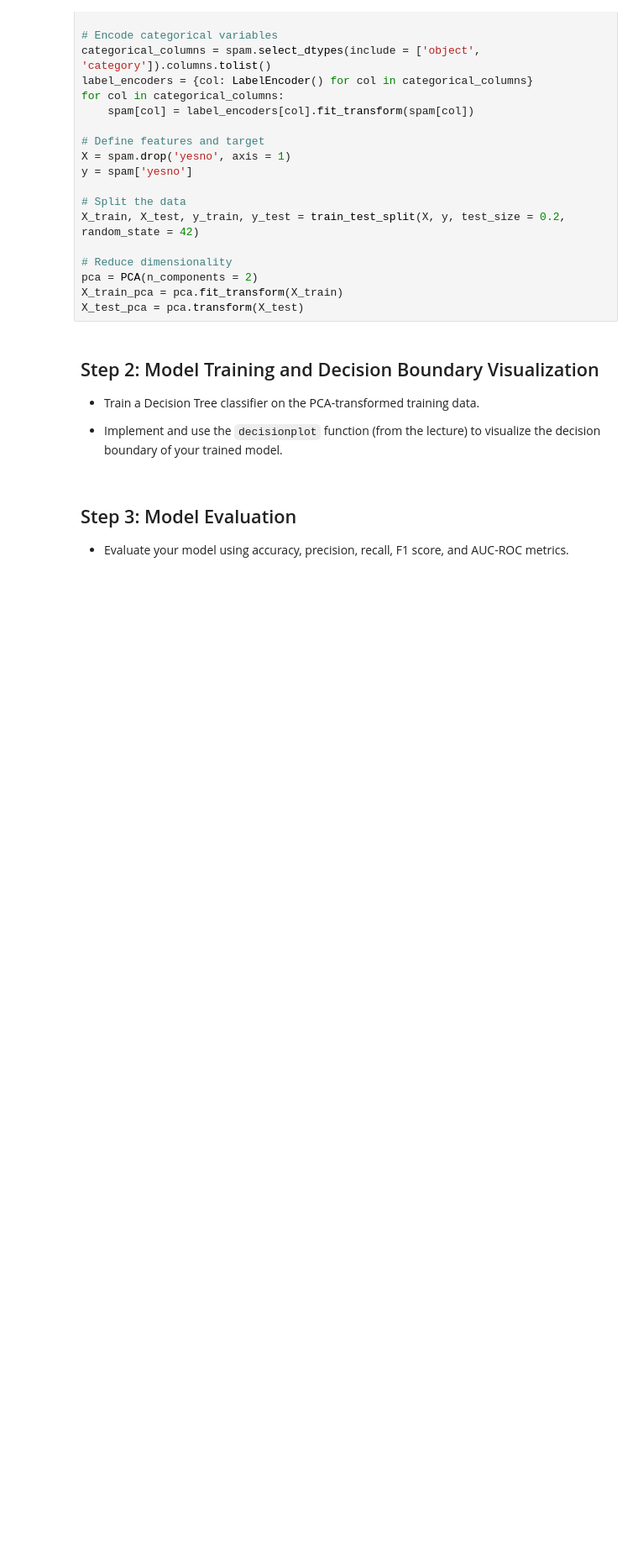
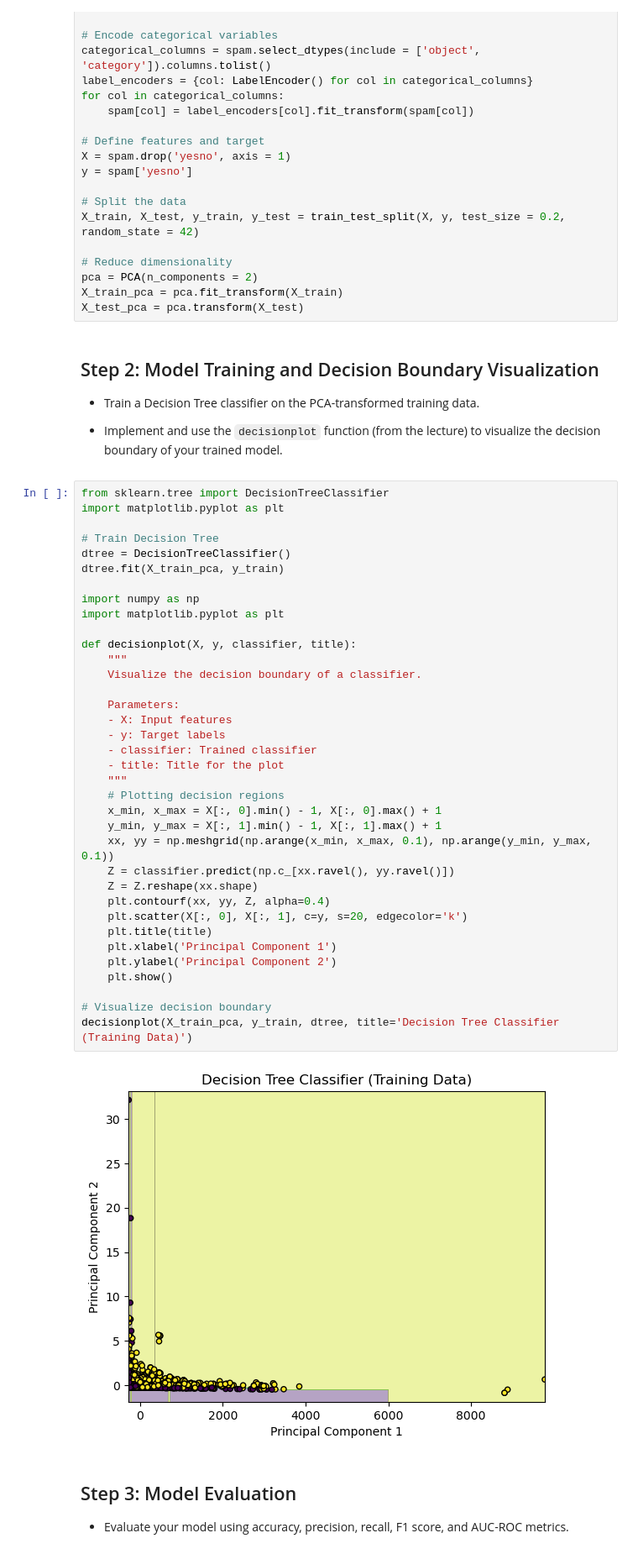
Before and after one commit to INFO523-S24/remisublette-ex-06, a Jupyter notebook: ex-06.ipynb, the cells around one changed output. Shown: that part at 84% size. Cells and saved outputs as stored; diff of their text form; blank space fills up the shorter version.

Commit message:
Completed step 2: model training and boundary visualization.

```diff
--- a/ex-06.ipynb
+++ b/ex-06.ipynb
@@ -48,6 +48,44 @@ X_test_pca = pca.transform(X_test)
 - Train a Decision Tree classifier on the PCA-transformed training data.
 
 - Implement and use the `decisionplot` function (from the lecture) to visualize the decision boundary of your trained model.
+# %%
+from sklearn.tree import DecisionTreeClassifier
+import matplotlib.pyplot as plt
+
+# Train Decision Tree
+dtree = DecisionTreeClassifier()
+dtree.fit(X_train_pca, y_train)
+
+import numpy as np
+import matplotlib.pyplot as plt
+
+def decisionplot(X, y, classifier, title):
+    """
+    Visualize the decision boundary of a classifier.
+
+    Parameters:
+    - X: Input features
+    - y: Target labels
+    - classifier: Trained classifier
+    - title: Title for the plot
+    """
+    # Plotting decision regions
+    x_min, x_max = X[:, 0].min() - 1, X[:, 0].max() + 1
+    y_min, y_max = X[:, 1].min() - 1, X[:, 1].max() + 1
+    xx, yy = np.meshgrid(np.arange(x_min, x_max, 0.1), np.arange(y_min, y_max, 0.1))
+    Z = classifier.predict(np.c_[xx.ravel(), yy.ravel()])
+    Z = Z.reshape(xx.shape)
+    plt.contourf(xx, yy, Z, alpha=0.4)
+    plt.scatter(X[:, 0], X[:, 1], c=y, s=20, edgecolor='k')
+    plt.title(title)
+    plt.xlabel('Principal Component 1')
+    plt.ylabel('Principal Component 2')
+    plt.show()
+
+# Visualize decision boundary
+decisionplot(X_train_pca, y_train, dtree, title='Decision Tree Classifier (Training Data)')
+# %% [output]
+[figure, added]
 # %% [markdown]
 ## Step 3: Model Evaluation
 
```
